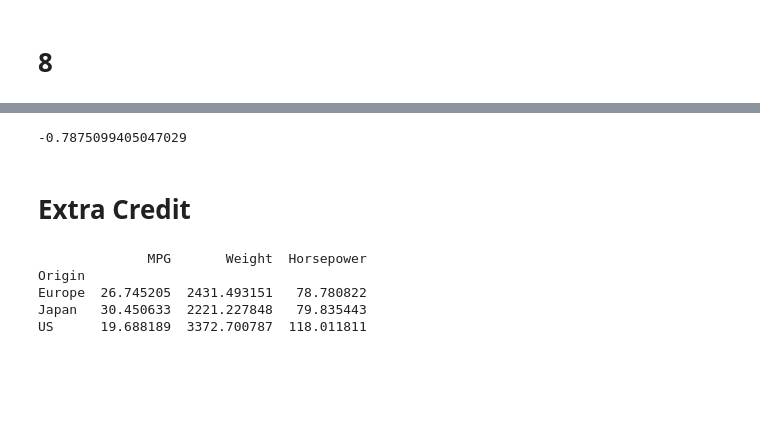
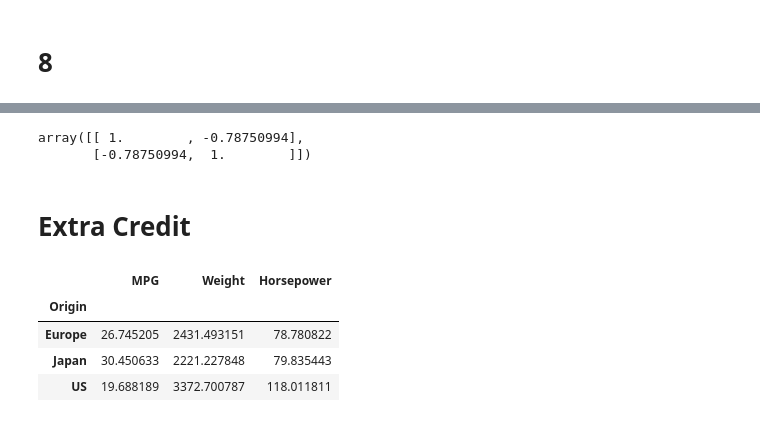
Before and after one commit to kev-pat-9/Kevin_csci_1070, a Jupyter notebook: Kevin_homework/Patel_HW_3.ipynb, the cells around one changed output, grey strips where cells are left out. Drawn from its saved outputs; the diff is of its cells as text; code cells hidden in the pictures; blank space fills up the shorter version.

```diff
--- a/Kevin_homework/Patel_HW_3.ipynb
+++ b/Kevin_homework/Patel_HW_3.ipynb
@@ -220,16 +197,15 @@ print(mean_mpg_us)
 # %%
-cc_mpg_weight = np.corrcoef(mpg, weight)[0,1]
-print(cc_mpg_weight)
+np.corrcoef(mpg, weight)
 # %% [output]
--0.7875099405047029
+array([[ 1.        , -0.78750994],
+       [-0.78750994,  1.        ]])
 # %% [markdown]
 # Extra Credit
 # %%
-mean_stat_per_origin = df.groupby('Origin').agg({'MPG':'mean','Weight':'mean','Horsepower':'mean'})
-print(mean_stat_per_origin)
+df.groupby('Origin').agg({'MPG':'mean','Weight':"mean",'Horsepower':'mean'})
 # %% [output]
-              MPG       Weight  Horsepower
-Origin
-Europe  26.745205  2431.493151   78.780822
-Japan   30.450633  2221.227848   79.835443
-US      19.688189  3372.700787  118.011811
+|  | MPG | Weight | Horsepower |
+| Origin |  |  |  |
+| Europe | 26.745205 | 2431.493151 | 78.780822 |
+| Japan | 30.450633 | 2221.227848 | 79.835443 |
+| US | 19.688189 | 3372.700787 | 118.011811 |
```
Also changed, not shown: parts of 23 cells of this notebook.
